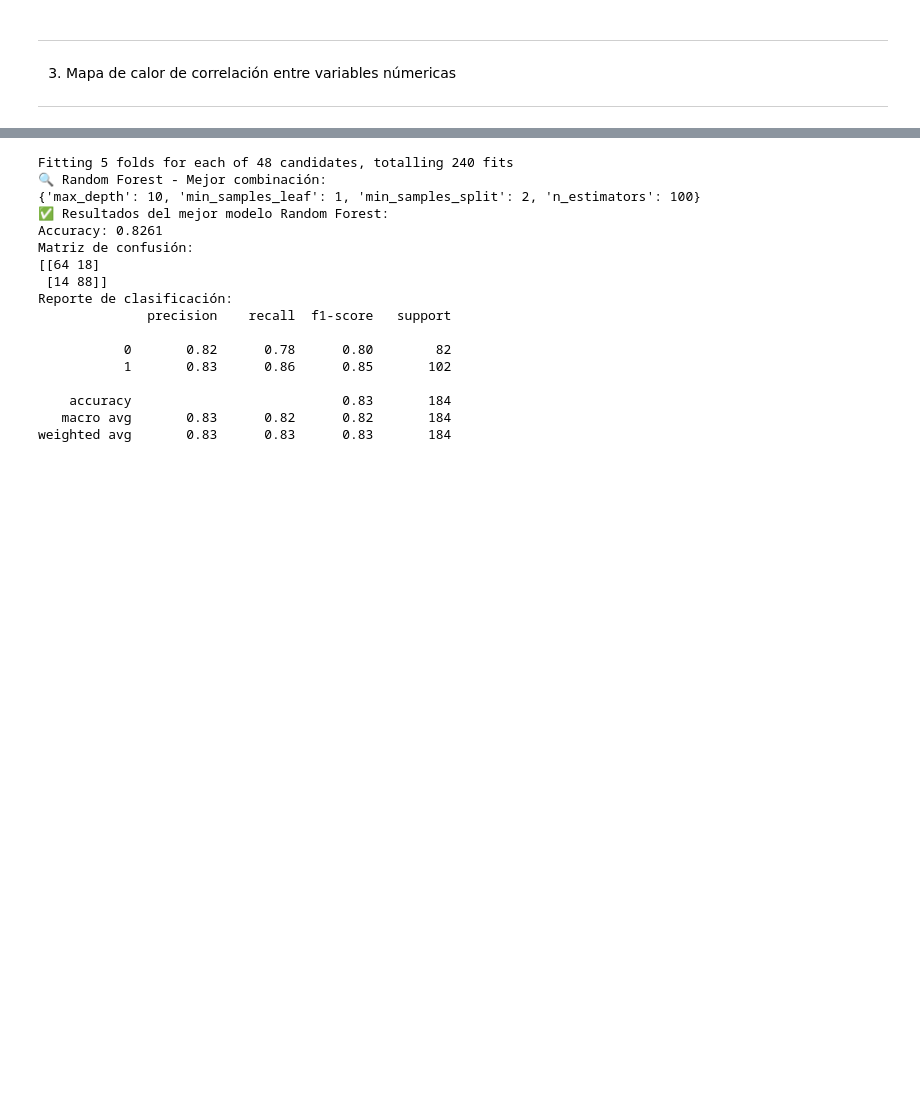
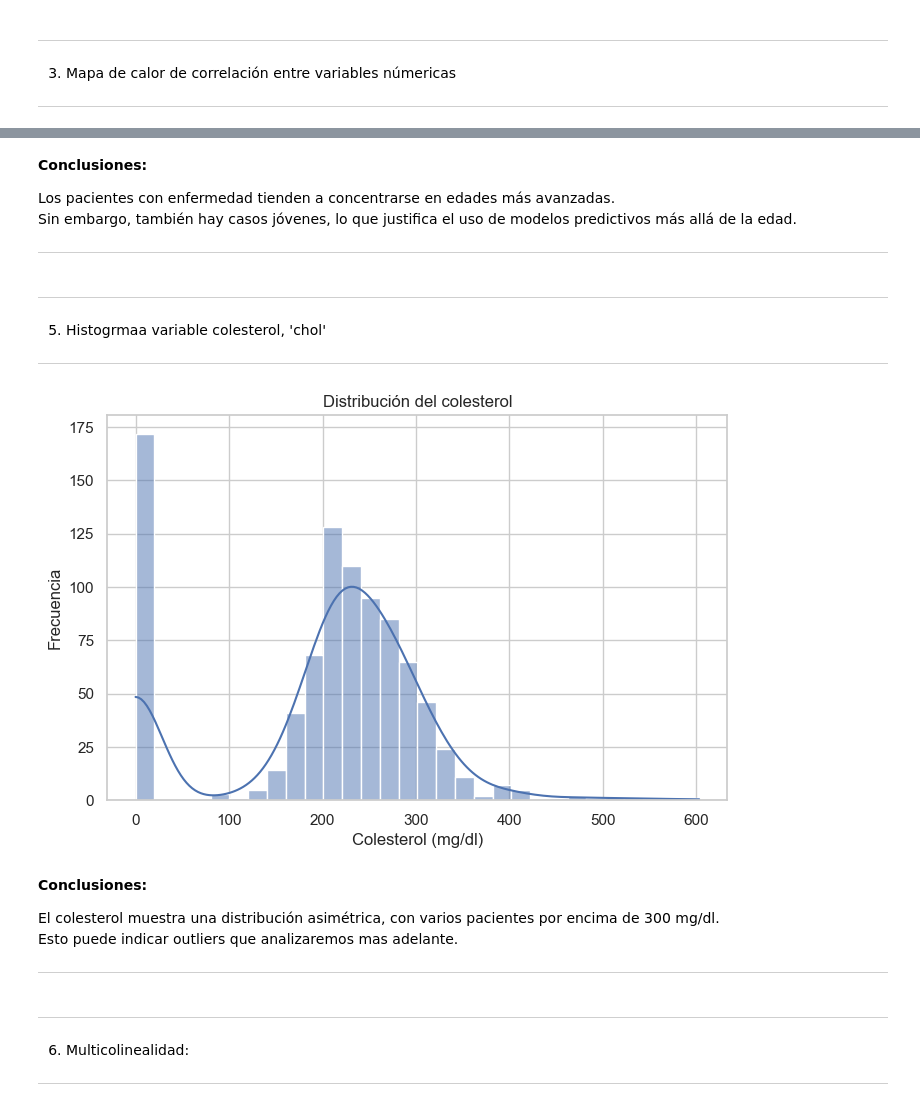
Before and after one commit to Aleejaandro/Machine-Learning, a Jupyter notebook: Clasificacion.ipynb, the cells around one changed output, grey strips where cells are left out. Saved outputs shown, nothing was run; the diff lists cells and outputs as text; code cells hidden in the pictures; blank space fills up the shorter version.

```diff
--- a/Clasificacion.ipynb
+++ b/Clasificacion.ipynb
@@ -306,45 +259,35 @@ plt.show()
-# %%
-from sklearn.ensemble import RandomForestClassifier
-
-rf = RandomForestClassifier(random_state=42)
-
-rf_params = {
-    'n_estimators': [50, 100, 200],
-    'max_depth': [None, 5, 10, 20],
-    'min_samples_split': [2, 5],
-    'min_samples_leaf': [1, 2],
-}
-
-rf_grid = GridSearchCV(rf, rf_params, cv=5, scoring='f1', verbose=1, n_jobs=-1)
-rf_grid.fit(X_train, y_train)
-
-print("🔍 Random Forest - Mejor combinación:")
-print(rf_grid.best_params_)
-
-best_rf_model = rf_grid.best_estimator_
-y_pred_rf = best_rf_model.predict(X_test)
-
-print("✅ Resultados del mejor modelo Random Forest:")
-print(f"Accuracy: {accuracy_score(y_test, y_pred_rf):.4f}")
-print("Matriz de confusión:")
-print(confusion_matrix(y_test, y_pred_rf))
-print("Reporte de clasificación:")
-print(classification_report(y_test, y_pred_rf))
-# %% [output]
-Fitting 5 folds for each of 48 candidates, totalling 240 fits
-🔍 Random Forest - Mejor combinación:
-{'max_depth': 10, 'min_samples_leaf': 1, 'min_samples_split': 2, 'n_estimators': 100}
-✅ Resultados del mejor modelo Random Forest:
-Accuracy: 0.8261
-Matriz de confusión:
-[[64 18]
- [14 88]]
-Reporte de clasificación:
-              precision    recall  f1-score   support
-
-           0       0.82      0.78      0.80        82
-           1       0.83      0.86      0.85       102
-
-    accuracy                           0.83       184
-   macro avg       0.83      0.82      0.82       184
-weighted avg       0.83      0.83      0.83       184
+# %% [markdown]
+<b>Conclusiones:</b>   <br>
+
+Los pacientes con enfermedad tienden a concentrarse en edades más avanzadas.
+Sin embargo, también hay casos jóvenes, lo que justifica el uso de modelos predictivos más allá de la edad.
+
+---
+# %% [markdown]
+---
+ 5. Histogrmaa variable colesterol, 'chol'
+
+---
+# %%
+# Histograma de la variable 'chol' (colesterol)
+plt.figure(figsize=(8, 5))
+sns.histplot(data=df, x='chol', kde=True, bins=30)
+plt.title("Distribución del colesterol")
+plt.xlabel("Colesterol (mg/dl)")
+plt.ylabel("Frecuencia")
+plt.show()
+# %% [output]
+[figure, added]
+# %% [markdown]
+<b>Conclusiones:</b>   <br>
+
+El colesterol muestra una distribución asimétrica, con varios pacientes por encima de 300 mg/dl.
+Esto puede indicar outliers que analizaremos mas adelante.
+
+---
+# %% [markdown]
+---
+
+ 6. Multicolinealidad:
+
+---
```
Also changed, not shown: parts of 53 cells of this notebook, 1 other file.
